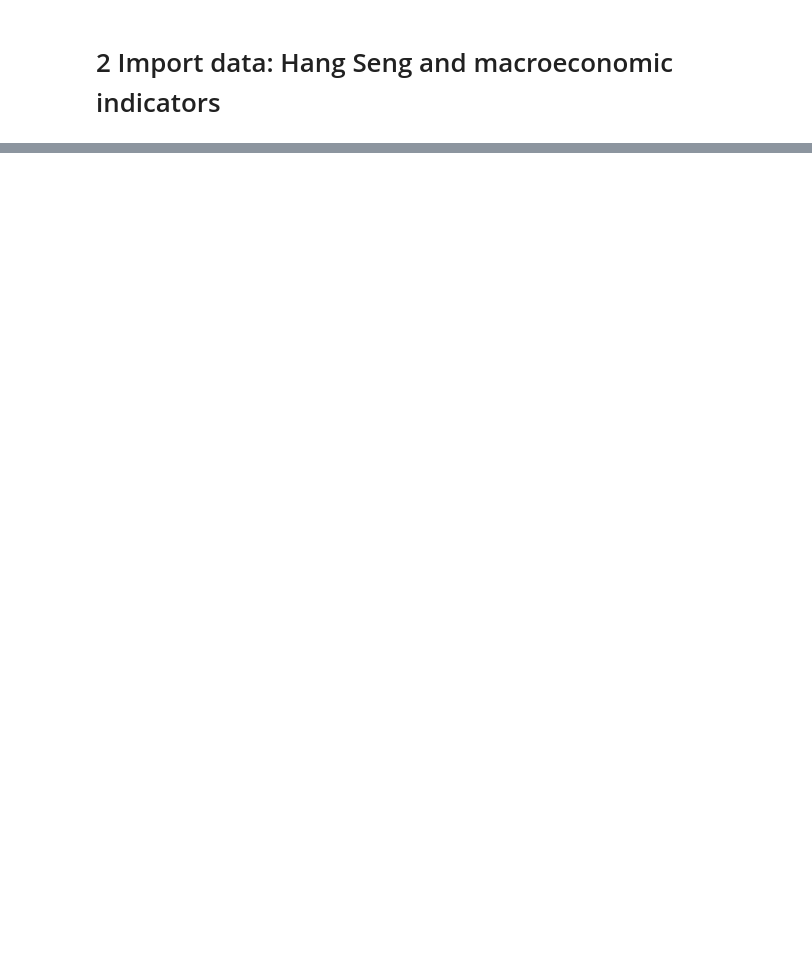
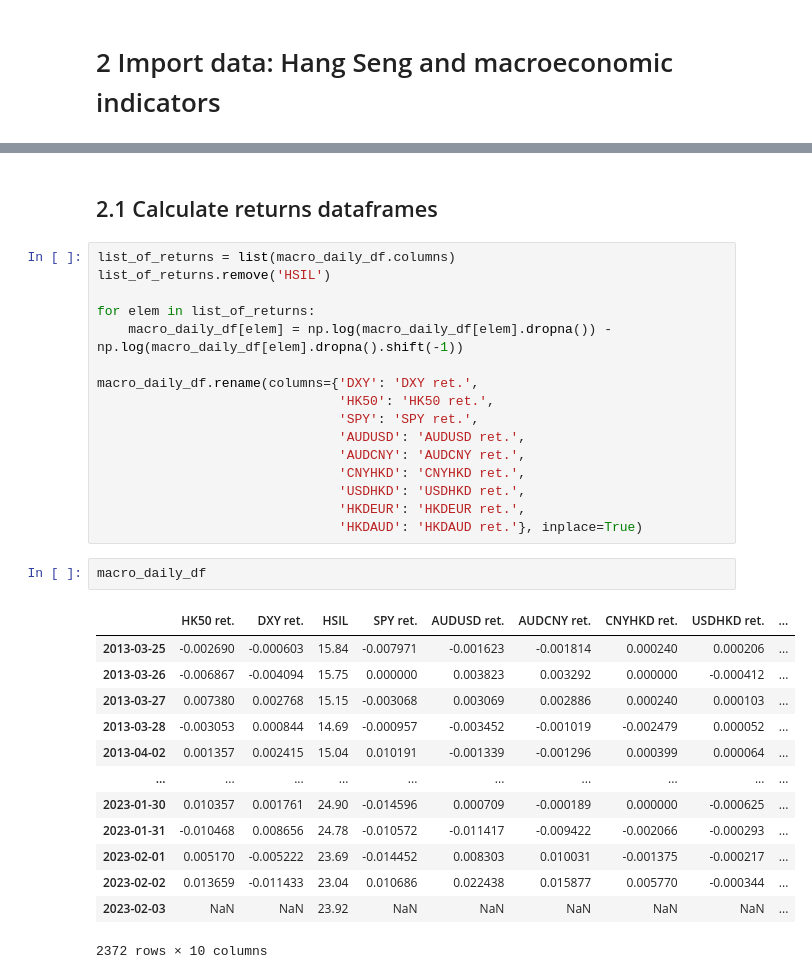
Before and after one commit to jjiaoyuwang/WQU-capstone, a Jupyter notebook: macro-appraisal.ipynb, the cells around one changed output, grey strips where cells are left out. Cells and saved outputs as stored; diff of their text form; blank space fills up the shorter version.

```diff
--- a/macro-appraisal.ipynb
+++ b/macro-appraisal.ipynb
@@ -100,0 +256,34 @@ CN10Y
+# %% [markdown]
+## 2.1 Calculate returns dataframes
+# %%
+list_of_returns = list(macro_daily_df.columns)
+list_of_returns.remove('HSIL')
+
+for elem in list_of_returns:
+    macro_daily_df[elem] = np.log(macro_daily_df[elem].dropna()) - np.log(macro_daily_df[elem].dropna().shift(-1))
+
+macro_daily_df.rename(columns={'DXY': 'DXY ret.',
+                               'HK50': 'HK50 ret.',
+                               'SPY': 'SPY ret.',
+                               'AUDUSD': 'AUDUSD ret.',
+                               'AUDCNY': 'AUDCNY ret.',
+                               'CNYHKD': 'CNYHKD ret.',
+                               'USDHKD': 'USDHKD ret.',
+                               'HKDEUR': 'HKDEUR ret.',
+                               'HKDAUD': 'HKDAUD ret.'}, inplace=True)
+# %%
+macro_daily_df
+# %% [output]
+|  | HK50 ret. | DXY ret. | HSIL | SPY ret. | AUDUSD ret. | AUDCNY ret. | CNYHKD ret. | USDHKD ret. | ... |
+| 2013-03-25 | -0.002690 | -0.000603 | 15.84 | -0.007971 | -0.001623 | -0.001814 | 0.000240 | 0.000206 | ... |
+| 2013-03-26 | -0.006867 | -0.004094 | 15.75 | 0.000000 | 0.003823 | 0.003292 | 0.000000 | -0.000412 | ... |
+| 2013-03-27 | 0.007380 | 0.002768 | 15.15 | -0.003068 | 0.003069 | 0.002886 | 0.000240 | 0.000103 | ... |
+| 2013-03-28 | -0.003053 | 0.000844 | 14.69 | -0.000957 | -0.003452 | -0.001019 | -0.002479 | 0.000052 | ... |
+| 2013-04-02 | 0.001357 | 0.002415 | 15.04 | 0.010191 | -0.001339 | -0.001296 | 0.000399 | 0.000064 | ... |
+| ... | ... | ... | ... | ... | ... | ... | ... | ... | ... |
+| 2023-01-30 | 0.010357 | 0.001761 | 24.90 | -0.014596 | 0.000709 | -0.000189 | 0.000000 | -0.000625 | ... |
+| 2023-01-31 | -0.010468 | 0.008656 | 24.78 | -0.010572 | -0.011417 | -0.009422 | -0.002066 | -0.000293 | ... |
+| 2023-02-01 | 0.005170 | -0.005222 | 23.69 | -0.014452 | 0.008303 | 0.010031 | -0.001375 | -0.000217 | ... |
+| 2023-02-02 | 0.013659 | -0.011433 | 23.04 | 0.010686 | 0.022438 | 0.015877 | 0.005770 | -0.000344 | ... |
+| 2023-02-03 | NaN | NaN | 23.92 | NaN | NaN | NaN | NaN | NaN | ... |
+2372 rows × 10 columns
```
Also changed, not shown: parts of 43 cells of this notebook.
